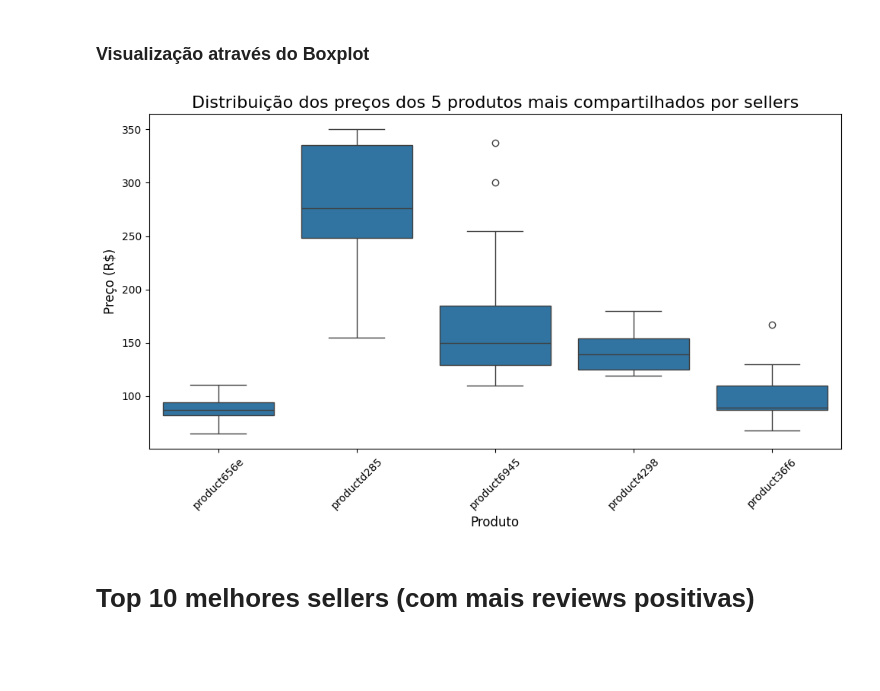
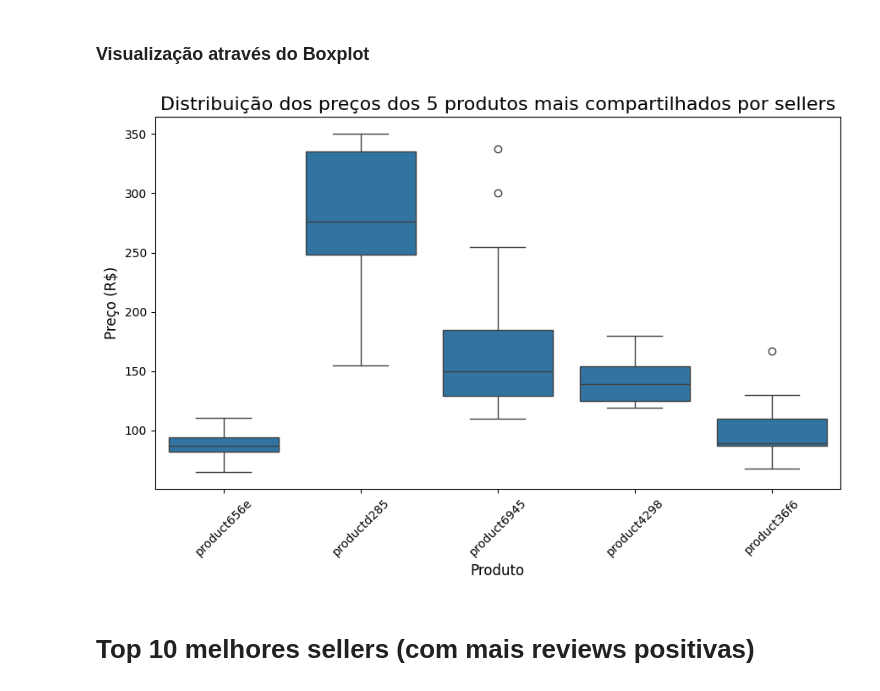
Before and after one commit to matsa0/desafio-sprint02-data-analysis, a Jupyter notebook: analise_exploratoria/analise_exploratoria.ipynb, the cells around one changed output. Saved outputs shown, nothing was run; the diff lists cells and outputs as text; code cells hidden in the pictures; blank space fills up the shorter version.

```diff
--- a/analise_exploratoria/analise_exploratoria.ipynb
+++ b/analise_exploratoria/analise_exploratoria.ipynb
@@ -1163,16 +1161,16 @@ top_5_sellers_sharing_products_expanded
 # %% [markdown]
 ### Visualização através do Boxplot
 # %%
-plt.figure(figsize=(10, 6))
+plt.figure(figsize=(9, 6))
 sns.boxplot(data=top_5_sellers_sharing_products_expanded, x='product_name', y='prices')
 plt.title('Distribuição dos preços dos 5 produtos mais compartilhados por sellers', fontsize=16)
 plt.xlabel('Produto', fontsize=12)
 plt.ylabel('Preço (R$)', fontsize=12)
 plt.xticks(rotation=45)
 plt.tight_layout()
 plt.show()
 # %% [output]
-[figure, old version]
+[figure, new version]
 # %% [markdown]
 # Top 10 melhores sellers (com mais reviews positivas)
 # %%
```
Also changed, not shown: parts of 32 cells of this notebook.
